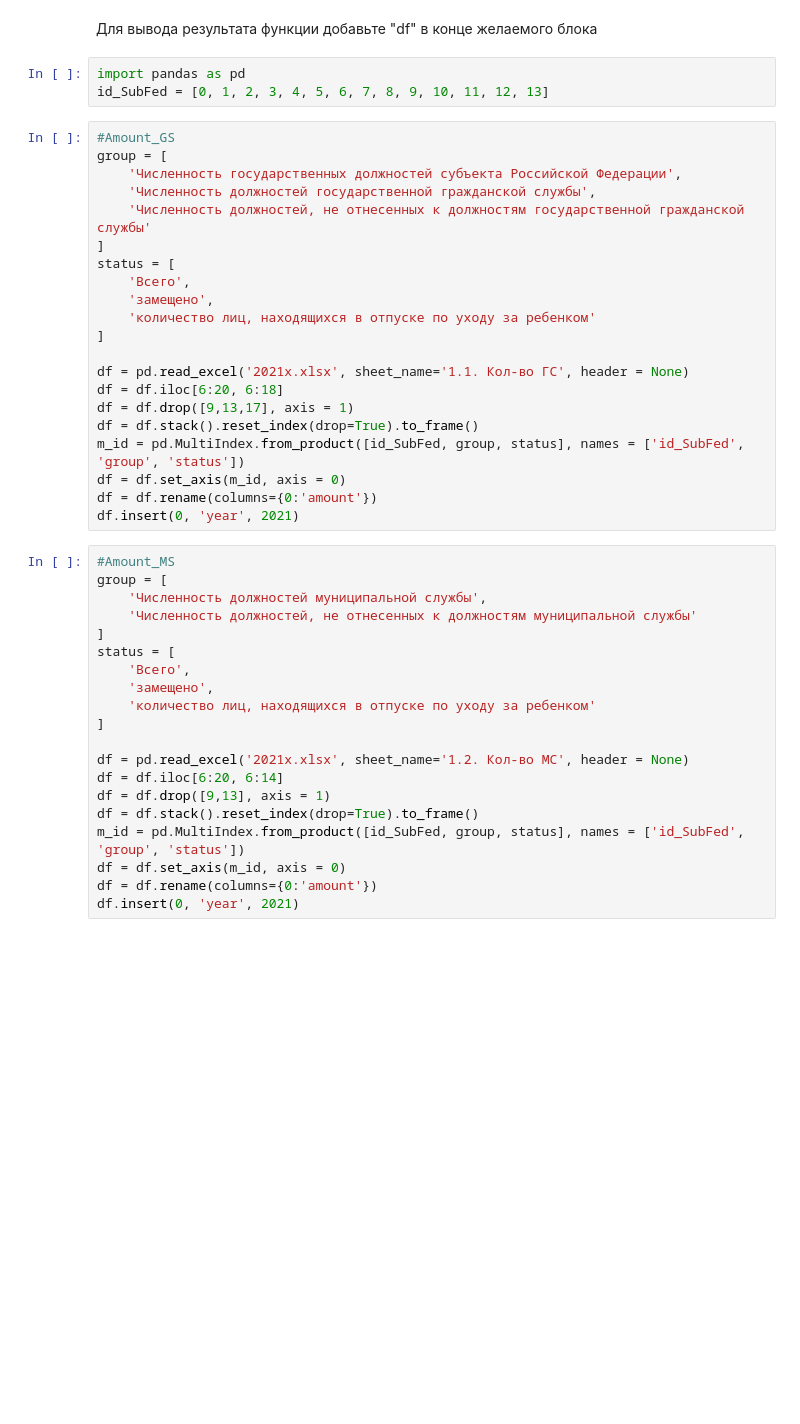
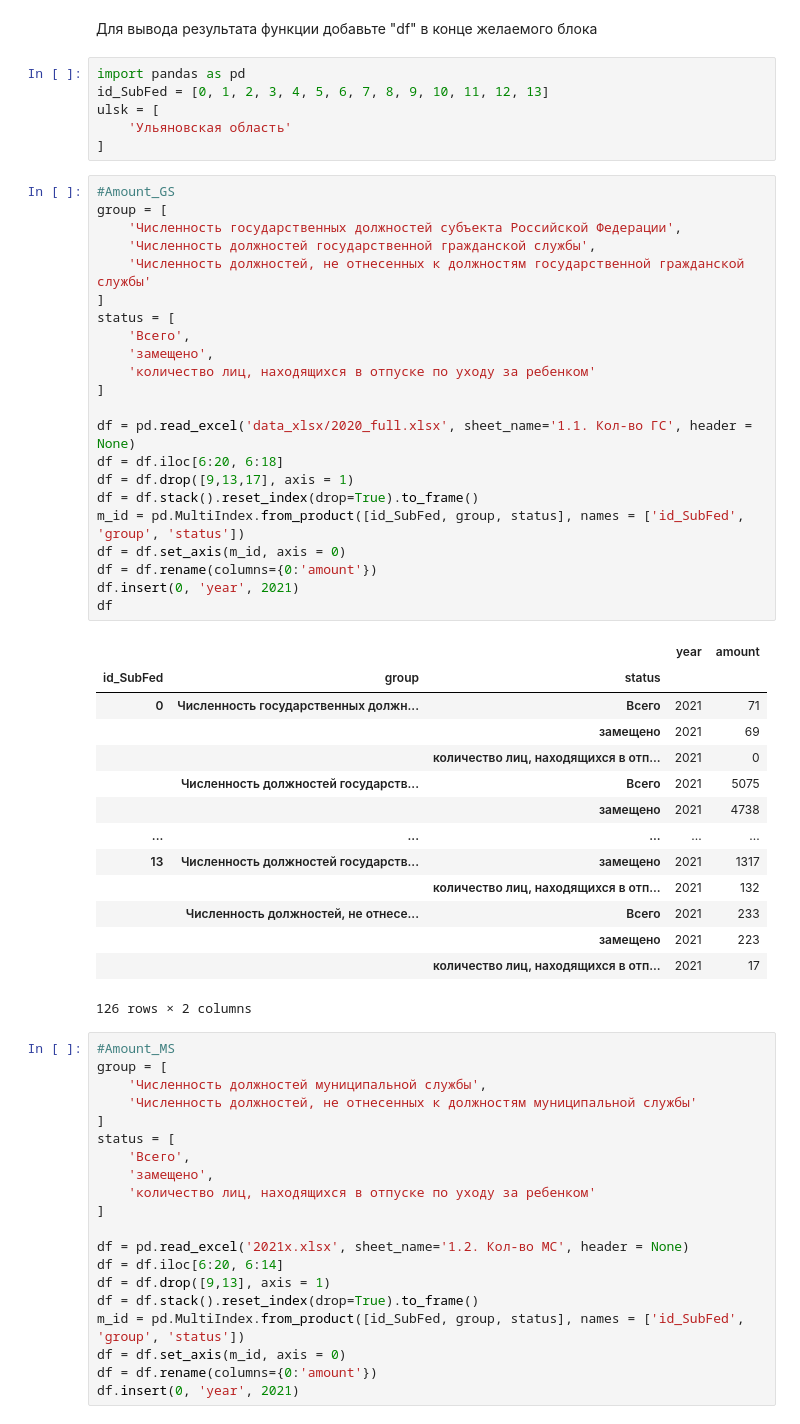
Before and after one commit to Viraremi/ulstu_praktik, a Jupyter notebook: func_test.ipynb, the cells around one changed output. Saved outputs shown, nothing was run; the diff lists cells and outputs as text; blank space fills up the shorter version.

```diff
--- a/func_test.ipynb
+++ b/func_test.ipynb
@@ -3,27 +3,46 @@
 # %%
 import pandas as pd
 id_SubFed = [0, 1, 2, 3, 4, 5, 6, 7, 8, 9, 10, 11, 12, 13]
+ulsk = [
+    'Ульяновская область'
+]
 # %%
 #Amount_GS
 group = [
     'Численность государственных должностей субъекта Российской Федерации',
     'Численность должностей государственной гражданской службы',
     'Численность должностей, не отнесенных к должностям государственной гражданской службы'
 ]
 status = [
     'Всего',
     'замещено',
     'количество лиц, находящихся в отпуске по уходу за ребенком'
 ]
 
-df = pd.read_excel('2021x.xlsx', sheet_name='1.1. Кол-во ГС', header = None)
+df = pd.read_excel('data_xlsx/2020_full.xlsx', sheet_name='1.1. Кол-во ГС', header = None)
 df = df.iloc[6:20, 6:18]
 df = df.drop([9,13,17], axis = 1)
 df = df.stack().reset_index(drop=True).to_frame()
 m_id = pd.MultiIndex.from_product([id_SubFed, group, status], names = ['id_SubFed', 'group', 'status'])
 df = df.set_axis(m_id, axis = 0)
 df = df.rename(columns={0:'amount'})
 df.insert(0, 'year', 2021)
+df
+# %% [output]
+|  |  |  | year | amount |
+| id_SubFed | group | status |  |  |
+| 0 | Численность государственных должн... | Всего | 2021 | 71 |
+|  |  | замещено | 2021 | 69 |
+|  |  | количество лиц, находящихся в отп... | 2021 | 0 |
+|  | Численность должностей государств... | Всего | 2021 | 5075 |
+|  |  | замещено | 2021 | 4738 |
+| ... | ... | ... | ... | ... |
+| 13 | Численность должностей государств... | замещено | 2021 | 1317 |
+|  |  | количество лиц, находящихся в отп... | 2021 | 132 |
+|  | Численность должностей, не отнесе... | Всего | 2021 | 233 |
+|  |  | замещено | 2021 | 223 |
+|  |  | количество лиц, находящихся в отп... | 2021 | 17 |
+126 rows × 2 columns
 # %%
 #Amount_MS
 group = [
```
Also changed, not shown: parts of 8 cells of this notebook, 25 other files.
